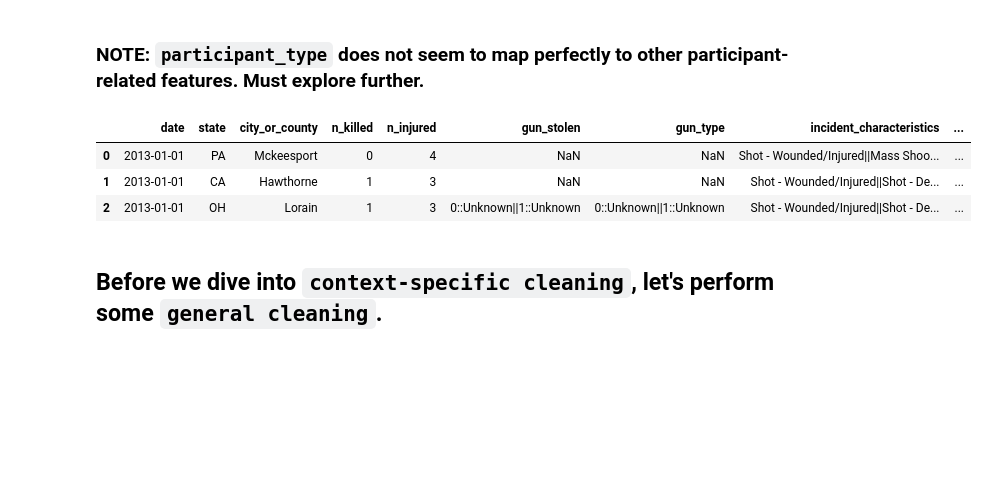
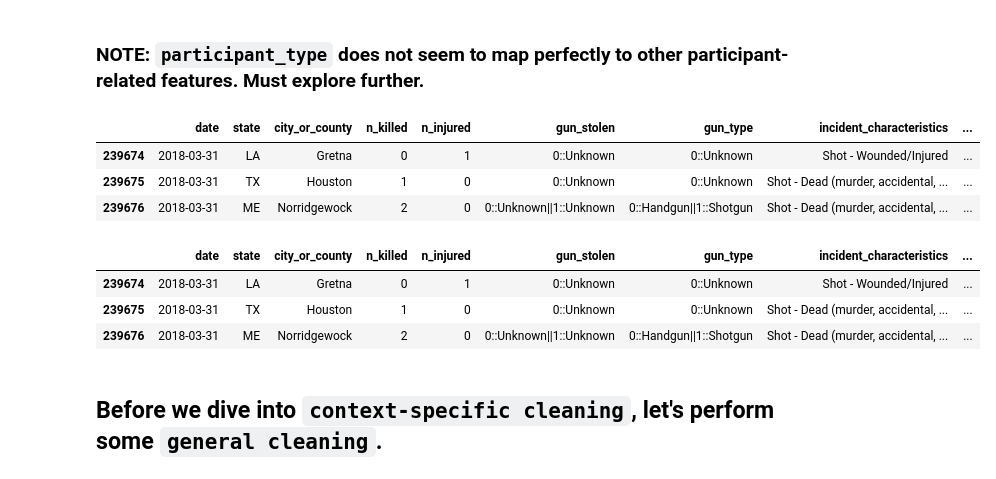
Before and after one commit to jayceazua/ds-1-1, a Jupyter notebook: ds-1-1-final-project/gun_violence_playground.ipynb, the cells around one changed output. Drawn from its saved outputs; the diff is of its cells as text; code cells hidden in the pictures; blank space fills up the shorter version.

```diff
--- a/ds-1-1-final-project/gun_violence_playground.ipynb
+++ b/ds-1-1-final-project/gun_violence_playground.ipynb
@@ -172,12 +172,23 @@ array(['PA', 'CA', 'OH', 'CO', 'NC', 'OK', 'NM', 'LA', 'MD', 'TN', 'MO',
 # %% [markdown]
 ### NOTE: `participant_type` does not seem to map perfectly to other participant-related features. Must explore further.
 # %%
-df.head(3)
+df.tail(3)
 # %% [output]
 |  | date | state | city_or_county | n_killed | n_injured | gun_stolen | gun_type | incident_characteristics | ... |
-| 0 | 2013-01-01 | PA | Mckeesport | 0 | 4 | NaN | NaN | Shot - Wounded/Injured||Mass Shoo... | ... |
-| 1 | 2013-01-01 | CA | Hawthorne | 1 | 3 | NaN | NaN | Shot - Wounded/Injured||Shot - De... | ... |
-| 2 | 2013-01-01 | OH | Lorain | 1 | 3 | 0::Unknown||1::Unknown | 0::Unknown||1::Unknown | Shot - Wounded/Injured||Shot - De... | ... |
+| 239674 | 2018-03-31 | LA | Gretna | 0 | 1 | 0::Unknown | 0::Unknown | Shot - Wounded/Injured | ... |
+| 239675 | 2018-03-31 | TX | Houston | 1 | 0 | 0::Unknown | 0::Unknown | Shot - Dead (murder, accidental, ... | ... |
+| 239676 | 2018-03-31 | ME | Norridgewock | 2 | 0 | 0::Unknown||1::Unknown | 0::Handgun||1::Shotgun | Shot - Dead (murder, accidental, ... | ... |
+# %%
+df["year"] = df["date"].apply(lambda x: int(x.split("-")[0]))
+df["month"] = df["date"].apply(lambda x: int(x.split("-")[1]))
+df["day"] = df["date"].apply(lambda x: int(x.split("-")[2]))
+# df.drop(columns=["date"], inplace=True)
+df.tail(3)
+# %% [output]
+|  | date | state | city_or_county | n_killed | n_injured | gun_stolen | gun_type | incident_characteristics | ... |
+| 239674 | 2018-03-31 | LA | Gretna | 0 | 1 | 0::Unknown | 0::Unknown | Shot - Wounded/Injured | ... |
+| 239675 | 2018-03-31 | TX | Houston | 1 | 0 | 0::Unknown | 0::Unknown | Shot - Dead (murder, accidental, ... | ... |
+| 239676 | 2018-03-31 | ME | Norridgewock | 2 | 0 | 0::Unknown||1::Unknown | 0::Handgun||1::Shotgun | Shot - Dead (murder, accidental, ... | ... |
 # %% [markdown]
 ## Before we dive into `context-specific cleaning`, let's perform some `general cleaning`.
 # %%
```
Also changed, not shown: parts of 8 cells of this notebook.
